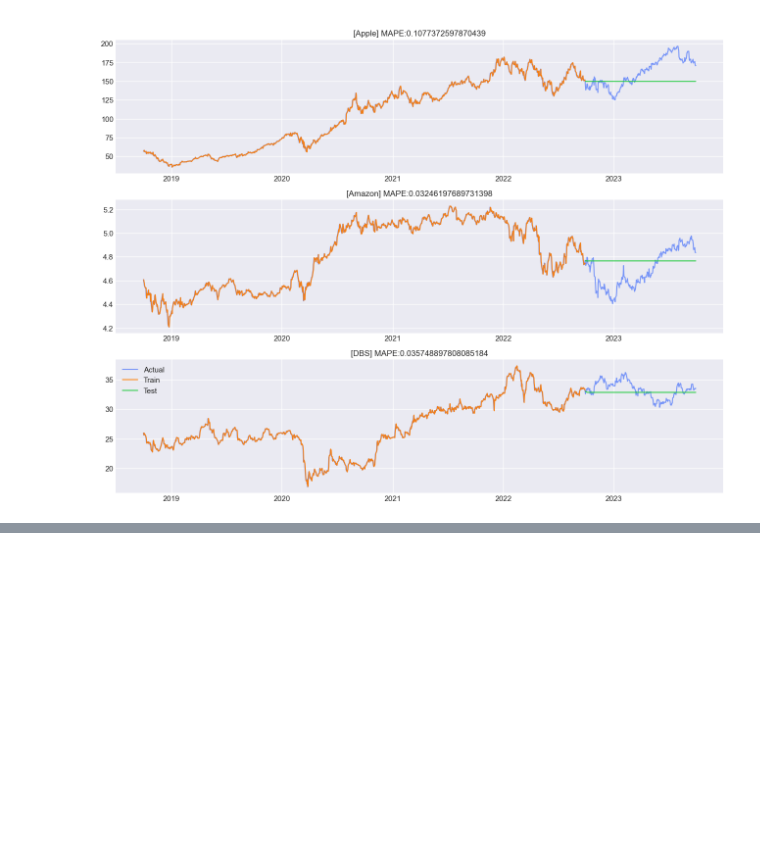
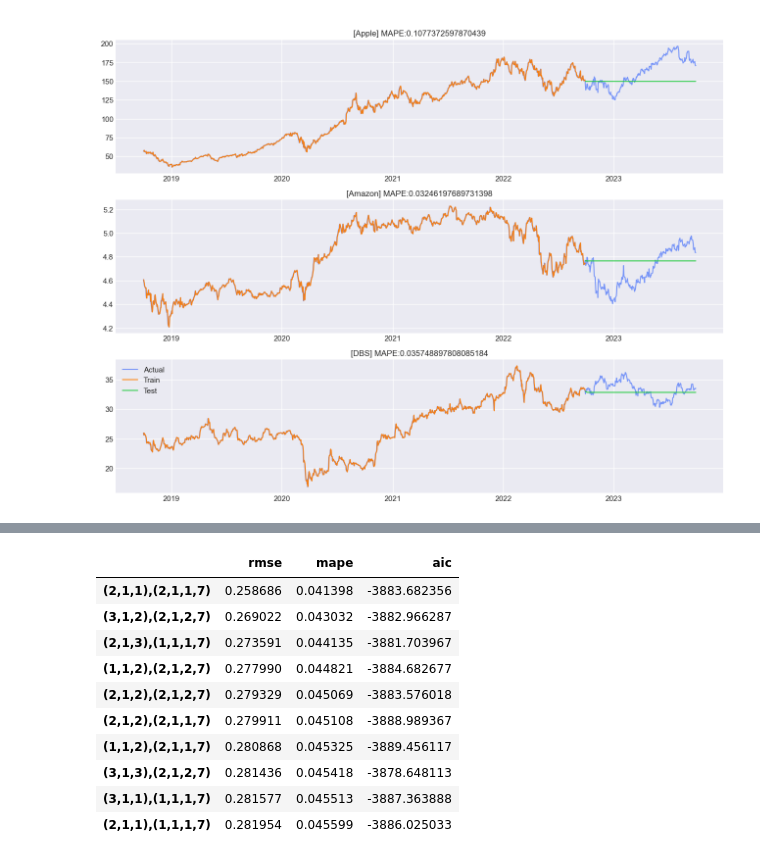
Before and after one commit to y0ngjie/AIML-ST1511-CA2, a Jupyter notebook: time_series.ipynb, the cells around one changed output, grey strips where cells are left out. Drawn from its saved outputs; the diff is of its cells as text; code cells hidden in the pictures; blank space fills up the shorter version.

Commit message:
sarima done

```diff
--- a/time_series.ipynb
+++ b/time_series.ipynb
@@ -590,0 +603,32 @@ pd.DataFrame(sarima_apple_results, index=['rmse','mape' ,'aic']).T.sort_values([
+# %%
+sarima_amazon_results = dict()
+
+# Define Params Space
+p_range = range(1,4)
+d_range = [1]
+q_range = range(1,4)
+P_range = range(1,3)
+D_range = [1]
+Q_range = range(1,3)
+m = [7]
+
+for p, d, q, P, D, Q, m in tqdm(itertools.product(*(p_range, d_range, q_range, P_range, D_range, Q_range, m))):
+    try:
+        rmse_mape_aic_tuple = expanding_window(SARIMAX, train_data["Amazon"], order = (p,d,q), seasonal_order=(P,D,Q,m))
+        sarima_amazon_results[f'({p},{d},{q}),({P},{D},{Q},{m})'] = rmse_mape_aic_tuple
+    except:
+        continue
+
+pd.DataFrame(sarima_amazon_results, index=['rmse','mape' ,'aic']).T.sort_values(['mape']).head(10)
+# %% [output]
+|  | rmse | mape | aic |
+| (2,1,1),(2,1,1,7) | 0.258686 | 0.041398 | -3883.682356 |
+| (3,1,2),(2,1,2,7) | 0.269022 | 0.043032 | -3882.966287 |
+| (2,1,3),(1,1,1,7) | 0.273591 | 0.044135 | -3881.703967 |
+| (1,1,2),(2,1,2,7) | 0.277990 | 0.044821 | -3884.682677 |
+| (2,1,2),(2,1,2,7) | 0.279329 | 0.045069 | -3883.576018 |
+| (2,1,2),(2,1,1,7) | 0.279911 | 0.045108 | -3888.989367 |
+| (1,1,2),(2,1,1,7) | 0.280868 | 0.045325 | -3889.456117 |
+| (3,1,3),(2,1,2,7) | 0.281436 | 0.045418 | -3878.648113 |
+| (3,1,1),(1,1,1,7) | 0.281577 | 0.045513 | -3887.363888 |
+| (2,1,1),(1,1,1,7) | 0.281954 | 0.045599 | -3886.025033 |
```
Also changed, not shown: parts of 2 cells of this notebook.
